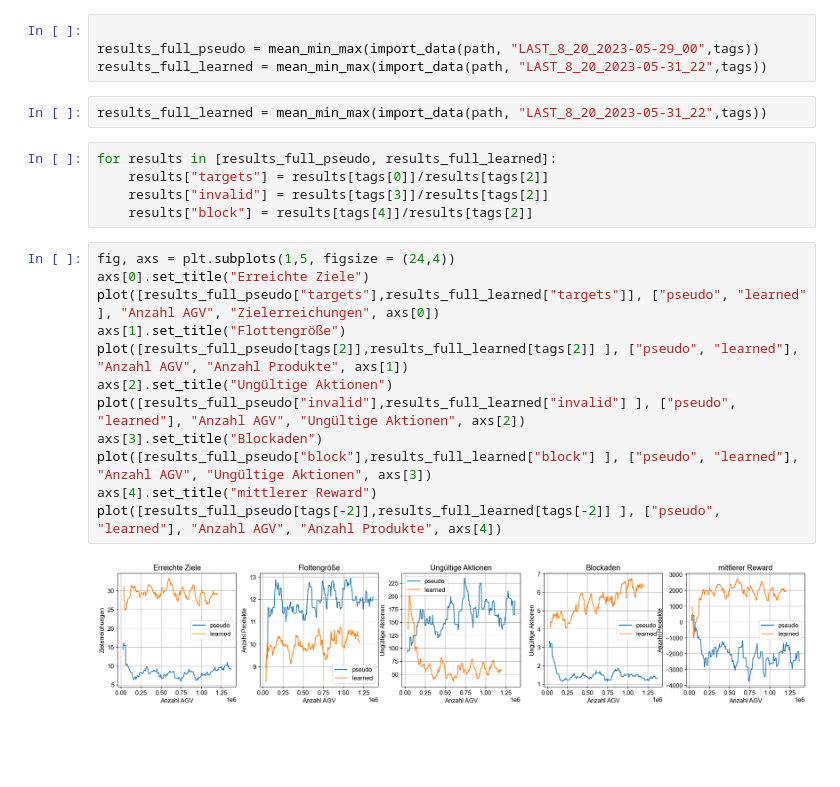
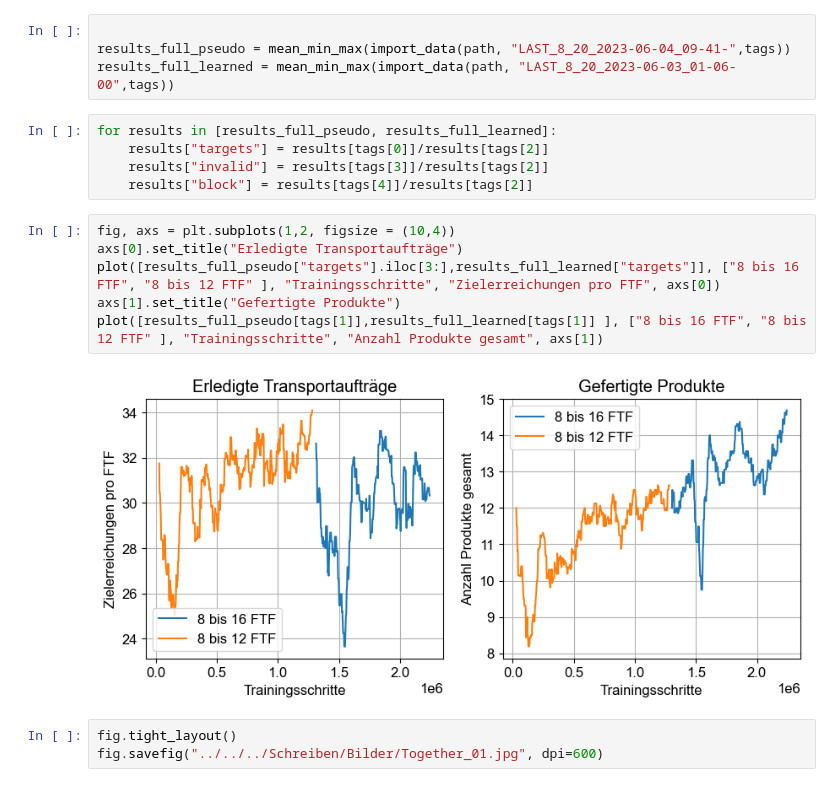
Before and after one commit to tobihoernchen/thesis, a Jupyter notebook: exploration/MiniMatrix/evaluation.ipynb, the cells around one changed output. Saved outputs shown, nothing was run; the diff lists cells and outputs as text; blank space fills up the shorter version.

```diff
--- a/exploration/MiniMatrix/evaluation.ipynb
+++ b/exploration/MiniMatrix/evaluation.ipynb
@@ -587,26 +565,21 @@ tags = [
       ]
 # %%
 
-results_full_pseudo = mean_min_max(import_data(path, "LAST_8_20_2023-05-29_00",tags))
-results_full_learned = mean_min_max(import_data(path, "LAST_8_20_2023-05-31_22",tags))
+results_full_pseudo = mean_min_max(import_data(path, "LAST_8_20_2023-06-04_09-41-",tags))
+results_full_learned = mean_min_max(import_data(path, "LAST_8_20_2023-06-03_01-06-00",tags))
-# %%
-results_full_learned = mean_min_max(import_data(path, "LAST_8_20_2023-05-31_22",tags))
 # %%
 for results in [results_full_pseudo, results_full_learned]:
     results["targets"] = results[tags[0]]/results[tags[2]]
     results["invalid"] = results[tags[3]]/results[tags[2]]
     results["block"] = results[tags[4]]/results[tags[2]]
-# %%
-fig, axs = plt.subplots(1,5, figsize = (24,4))
-axs[0].set_title("Erreichte Ziele")
-plot([results_full_pseudo["targets"],results_full_learned["targets"]], ["pseudo", "learned" ], "Anzahl AGV", "Zielerreichungen", axs[0])
-axs[1].set_title("Flottengröße")
-plot([results_full_pseudo[tags[2]],results_full_learned[tags[2]] ], ["pseudo", "learned"], "Anzahl AGV", "Anzahl Produkte", axs[1])
-axs[2].set_title("Ungültige Aktionen")
-plot([results_full_pseudo["invalid"],results_full_learned["invalid"] ], ["pseudo", "learned"], "Anzahl AGV", "Ungültige Aktionen", axs[2])
-axs[3].set_title("Blockaden")
-plot([results_full_pseudo["block"],results_full_learned["block"] ], ["pseudo", "learned"], "Anzahl AGV", "Ungültige Aktionen", axs[3])
-axs[4].set_title("mittlerer Reward")
-plot([results_full_pseudo[tags[-2]],results_full_learned[tags[-2]] ], ["pseudo", "learned"], "Anzahl AGV", "Anzahl Produkte", axs[4])
-# %% [output]
-[figure, removed]
+# %%
+fig, axs = plt.subplots(1,2, figsize = (10,4))
+axs[0].set_title("Erledigte Transportaufträge")
+plot([results_full_pseudo["targets"].iloc[3:],results_full_learned["targets"]], ["8 bis 16 FTF", "8 bis 12 FTF" ], "Trainingsschritte", "Zielerreichungen pro FTF", axs[0])
+axs[1].set_title("Gefertigte Produkte")
+plot([results_full_pseudo[tags[1]],results_full_learned[tags[1]] ], ["8 bis 16 FTF", "8 bis 12 FTF" ], "Trainingsschritte", "Anzahl Produkte gesamt", axs[1])
+# %% [output]
+[figure, added]
+# %%
+fig.tight_layout()
+fig.savefig("../../../Schreiben/Bilder/Together_01.jpg", dpi=600)
```
Also changed, not shown: parts of 19 cells of this notebook, 11 other files.
